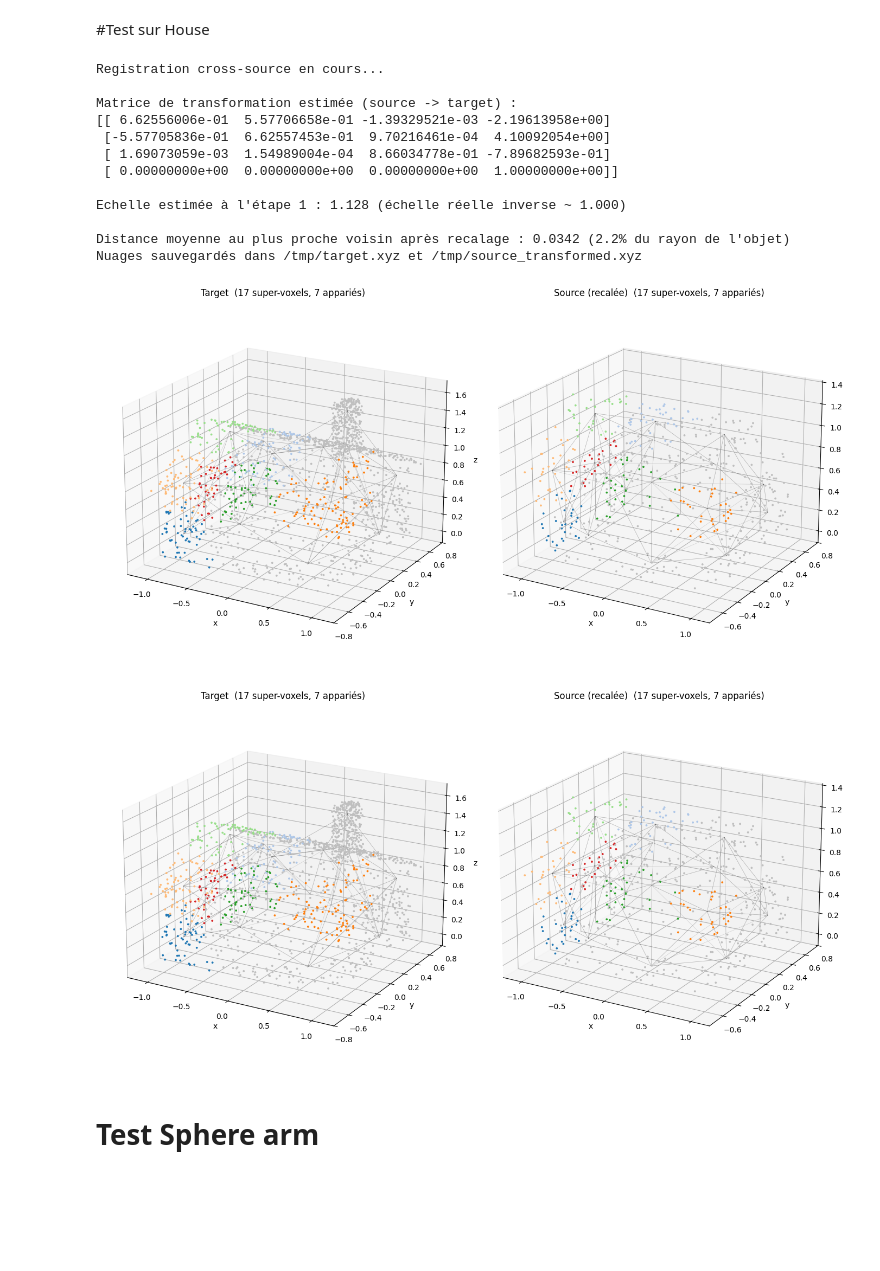
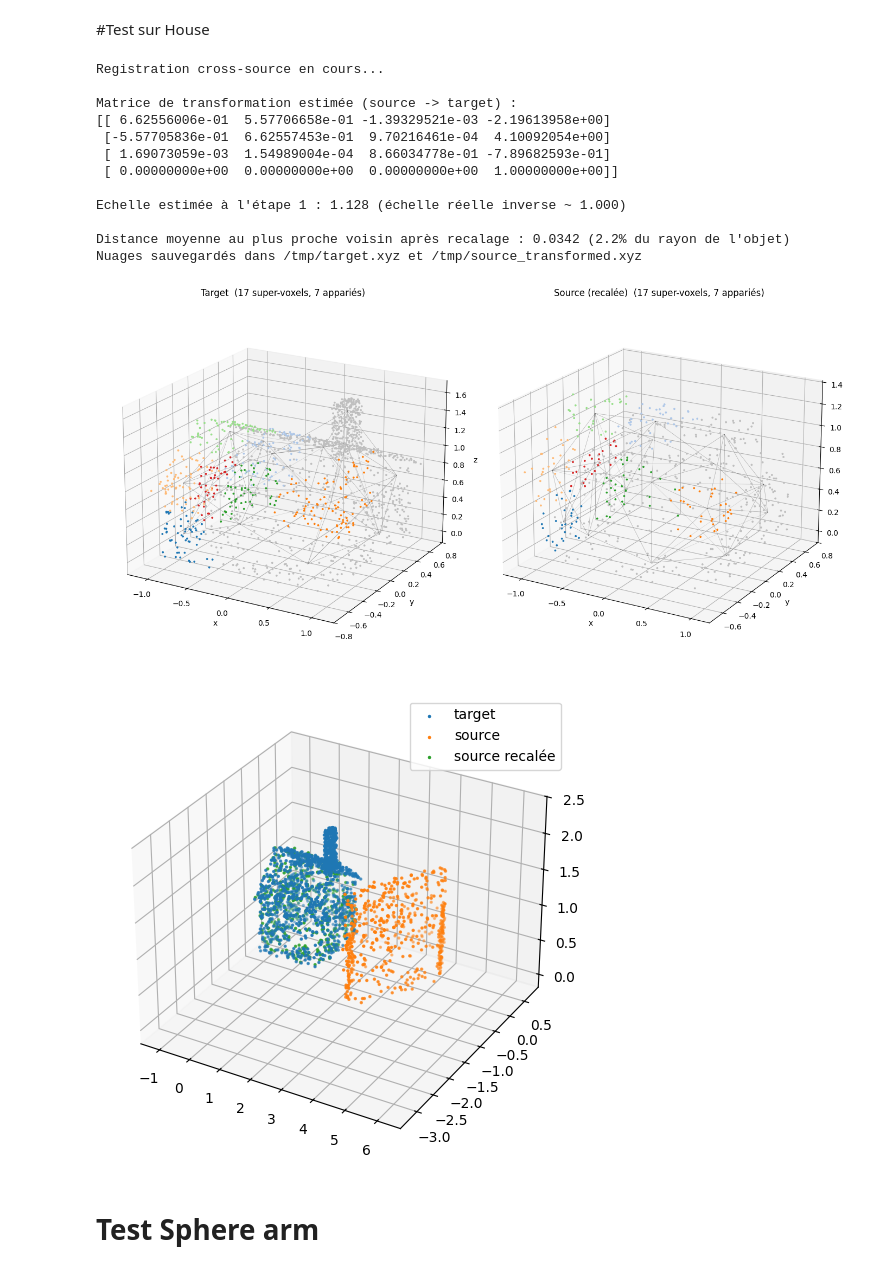
Before and after one commit to anrcrocoval/pointcloudregistration, a Jupyter notebook: DemoNoteBook/Graphmatching.ipynb, the cells around one changed output. Cells and saved outputs as stored; diff of their text form; code cells hidden in the pictures; blank space fills up the shorter version.

Commit message:
Update Graphmatching.ipynb
working on 3 example, but only use node descriptors

```diff
--- a/DemoNoteBook/Graphmatching.ipynb
+++ b/DemoNoteBook/Graphmatching.ipynb
@@ -2410,34 +1423,42 @@ np.savetxt("/tmp/target.xyz", target)
 np.savetxt("/tmp/source_transformed.xyz", result["source_transformed"])
 print("Nuages sauvegardés dans /tmp/target.xyz et /tmp/source_transformed.xyz")
 
     # --- Visualisation des super-voxels appariés (même couleur = paire) ---
 visualize_supervoxels(
         graph_target=result["graph_target"],
         graph_source=result["graph_source"],
         target_points=target,
         source_points=result["source_transformed"],  # repère de la cible
         correspondences=result["correspondences"],
         show_edges=True,
         title_target="Target",
         title_source="Source (recalée)",
         save_path="/tmp/supervoxel_matching.png",
         source_transform=result["transformation"],  # aligne les arêtes du graphe source
     )
+
+fig = plt.figure(figsize=(6, 6))
+ax = fig.add_subplot(111, projection="3d")
+ax.scatter(*target.T, s=2, label="target")
+ax.scatter(*source.T, s=2, label="source")
+ax.scatter(*result["source_transformed"].T, s=2, label="source recalée")
+ax.legend()
+plt.show()
 # %% [output]
 Registration cross-source en cours...
 
 Matrice de transformation estimée (source -> target) :
 [[ 6.62556006e-01  5.57706658e-01 -1.39329521e-03 -2.19613958e+00]
  [-5.57705836e-01  6.62557453e-01  9.70216461e-04  4.10092054e+00]
  [ 1.69073059e-03  1.54989004e-04  8.66034778e-01 -7.89682593e-01]
  [ 0.00000000e+00  0.00000000e+00  0.00000000e+00  1.00000000e+00]]
 
 Echelle estimée à l'étape 1 : 1.128 (échelle réelle inverse ~ 1.000)
 
 Distance moyenne au plus proche voisin après recalage : 0.0342 (2.2% du rayon de l'objet)
 Nuages sauvegardés dans /tmp/target.xyz et /tmp/source_transformed.xyz
 [figure]
-[figure, old version]
+[figure, new version]
 # %% [markdown]
 # Test Sphere arm
 # %%
```
Also changed, not shown: parts of 9 cells of this notebook.
